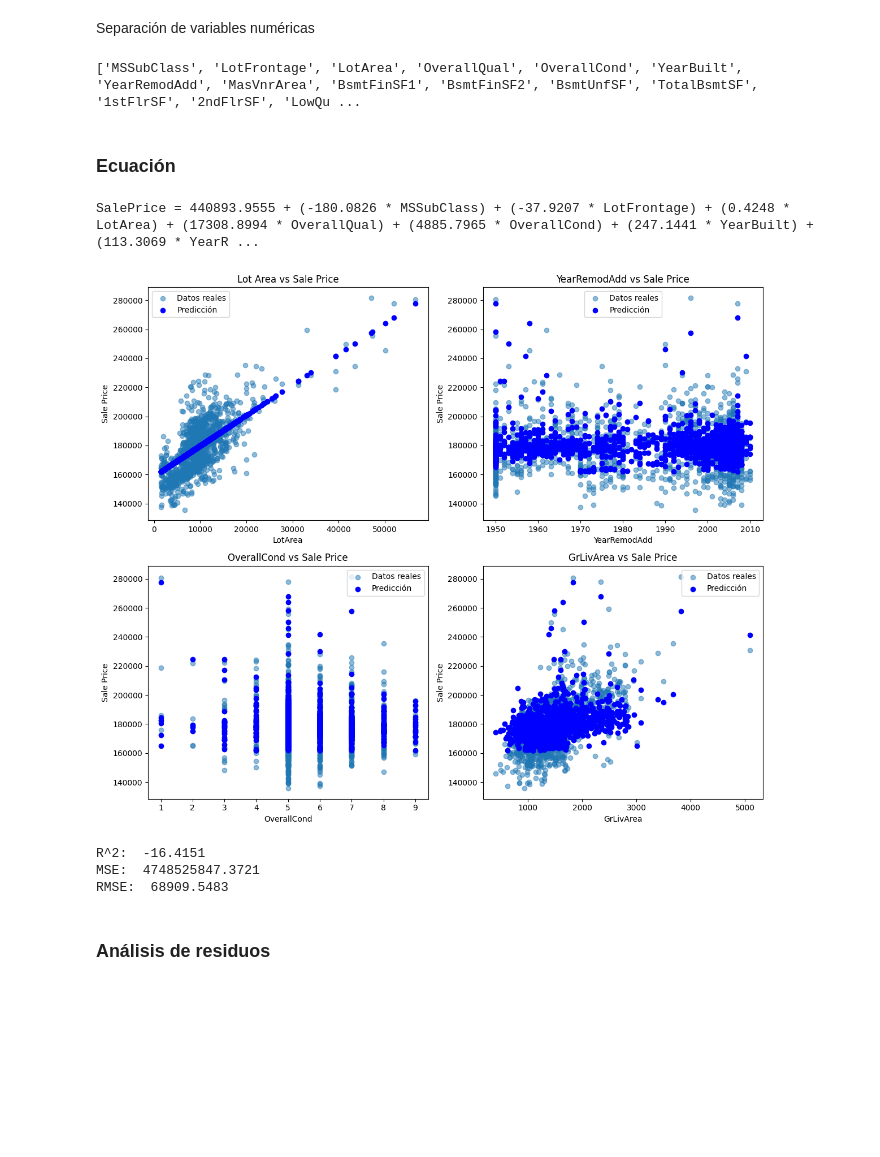
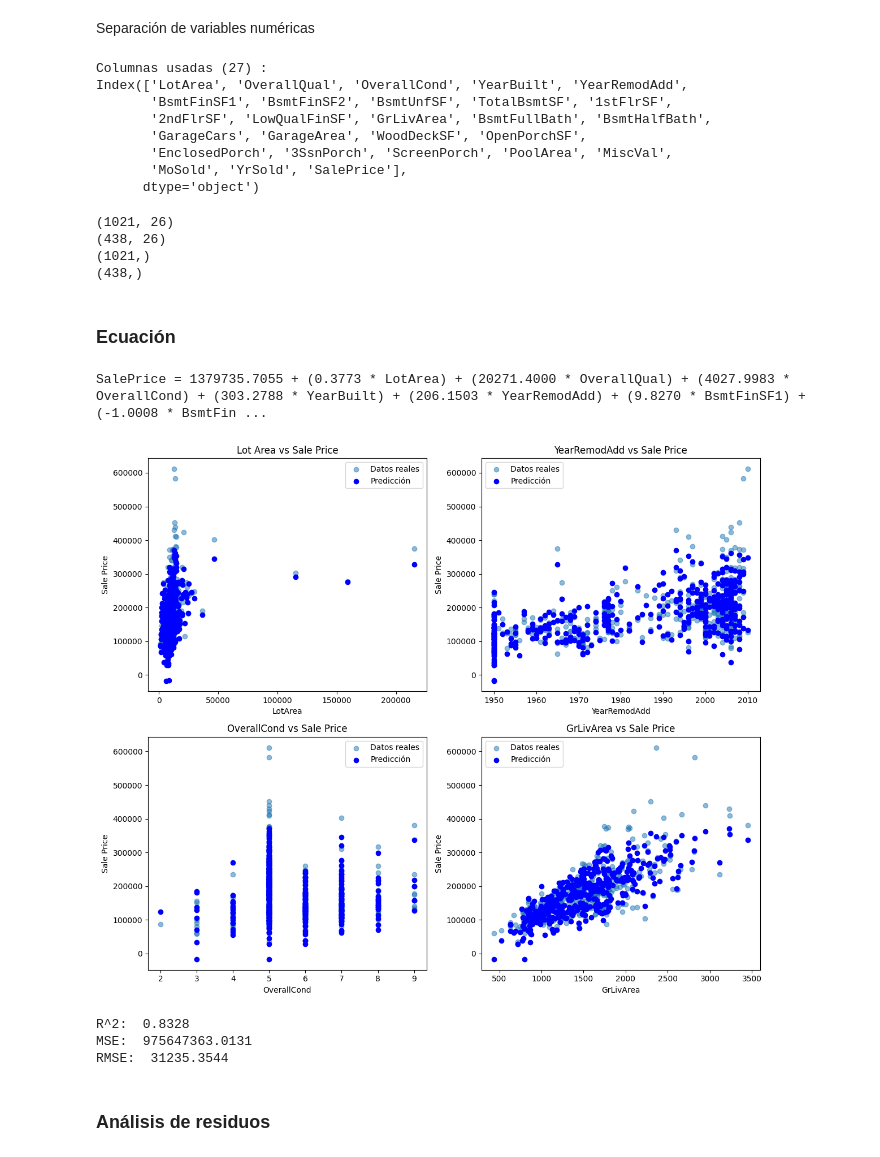
Before and after one commit to Fabiola-cc/InmoValor_SA, a Jupyter notebook: Regresion_lineal.ipynb, the cells around one changed output. Saved outputs shown, nothing was run; the diff lists cells and outputs as text; code cells hidden in the pictures; blank space fills up the shorter version.

Commit message:
fix: use only train data & separate it for multivariable regression

```diff
--- a/Regresion_lineal.ipynb
+++ b/Regresion_lineal.ipynb
@@ -129,12 +130,37 @@ test_data=pd.read_csv("test.csv", encoding="latin1")
 
 columnas_cuantitativas = train_data.select_dtypes(include=['float64', 'int64']).columns.tolist()
 
+#Quitar columnas 'categoricas'
 columnas_cuantitativas.remove("Id")
+columnas_cuantitativas.remove("MSSubClass")
+columnas_cuantitativas.remove("FullBath")
+columnas_cuantitativas.remove("HalfBath")
+columnas_cuantitativas.remove("BedroomAbvGr")
+columnas_cuantitativas.remove("KitchenAbvGr")
+columnas_cuantitativas.remove("TotRmsAbvGrd")
+columnas_cuantitativas.remove("Fireplaces")
+columnas_cuantitativas.remove("LotFrontage")
+columnas_cuantitativas.remove("MasVnrArea")
+columnas_cuantitativas.remove("GarageYrBlt")
+
 _train = train_data[columnas_cuantitativas]
 
-columnas_cuantitativas.remove("SalePrice")
+columnas_cuantitativas.remove("SalePrice") # no necesaria para test
 _test = test_data[columnas_cuantitativas]
 
-print(columnas_cuantitativas)
+# Eliminar columnas que contienen NaN
+_train = _train.dropna(axis=1)
+
+print("Columnas usadas (" + str(len(_train.columns)) + ") :\n"+ str(_train.columns))
+
+y = _train.pop("SalePrice")
+X = _train
 # %% [output]
-['MSSubClass', 'LotFrontage', 'LotArea', 'OverallQual', 'OverallCond', 'YearBuilt', 'YearRemodAdd', 'MasVnrArea', 'BsmtFinSF1', 'BsmtFinSF2', 'BsmtUnfSF', 'TotalBsmtSF', '1stFlrSF', '2ndFlrSF', 'LowQu ...
+Columnas usadas (27) :
+Index(['LotArea', 'OverallQual', 'OverallCond', 'YearBuilt', 'YearRemodAdd',
+       'BsmtFinSF1', 'BsmtFinSF2', 'BsmtUnfSF', 'TotalBsmtSF', '1stFlrSF',
+       '2ndFlrSF', 'LowQualFinSF', 'GrLivArea', 'BsmtFullBath', 'BsmtHalfBath',
+       'GarageCars', 'GarageArea', 'WoodDeckSF', 'OpenPorchSF',
+       'EnclosedPorch', '3SsnPorch', 'ScreenPorch', 'PoolArea', 'MiscVal',
+       'MoSold', 'YrSold', 'SalePrice'],
+      dtype='object')
@@ -159,21 +167,37 @@ for col in X_train.columns:
+# %%
+X_train, X_test,y_train, y_test = train_test_split(X, y,test_size=0.3,train_size=0.7)
+
+print(X_train.shape)
+print(X_test.shape)
+print(y_train.shape)
+print(y_test.shape)
+
+# Obtener los nombres de las variables independientes (columnas de X)
+variables = X_train.columns
+
+#Normalización de datos
+scaler = StandardScaler()  # Crear el escalador
+
+X_train_scaled = scaler.fit_transform(X_train)
+X_test_scaled = scaler.transform(X_test)
+# %% [output]
+(1021, 26)
+(438, 26)
+(1021,)
+(438,)
 # %%
 price = y_train.values.reshape(-1,1)
 price_t = y_test.values.reshape(-1,1)
-theRest = X_train.values
-theRest_t = X_test.values
 
 modelo1 = LinearRegression()
-modelo1.fit(theRest, price)
-y_pred_modelo1 = modelo1.predict(theRest_t)
+modelo1.fit(X_train, price)
+y_pred_modelo1 = modelo1.predict(X_test)
 # %% [markdown]
 ### Ecuación
 # %%
 # Obtener coeficientes e intercepto
 intercept = modelo1.intercept_[0]  # Intercepto
 coefs = modelo1.coef_[0]  # Lista de coeficientes
-
-# Obtener los nombres de las variables independientes (columnas de X)
-variables = X_train.columns
 
 # Construir la ecuación del modelo
 equation = f"SalePrice = {intercept:.4f}"
@@ -182,40 +206,40 @@ for var, coef in zip(variables, coefs):
 
 print(equation)
 # %% [output]
-SalePrice = 440893.9555 + (-180.0826 * MSSubClass) + (-37.9207 * LotFrontage) + (0.4248 * LotArea) + (17308.8994 * OverallQual) + (4885.7965 * OverallCond) + (247.1441 * YearBuilt) + (113.3069 * YearR ...
+SalePrice = 1379735.7055 + (0.3773 * LotArea) + (20271.4000 * OverallQual) + (4027.9983 * OverallCond) + (303.2788 * YearBuilt) + (206.1503 * YearRemodAdd) + (9.8270 * BsmtFinSF1) + (-1.0008 * BsmtFin ...
 # %%
 # Variables a graficar
 variables = ["LotArea", "YearRemodAdd", "OverallCond", "GrLivArea"]
 titles = ["Lot Area vs Sale Price", "YearRemodAdd vs Sale Price",
           "OverallCond vs Sale Price", "GrLivArea vs Sale Price"]
 
 fig, axes = plt.subplots(2, 2, figsize=(12, 10))  # 2 filas, 2 columnas
 axes = axes.ravel()  # Convierte la matriz de ejes en una lista
 
 for i, var in enumerate(variables):
     axes[i].scatter(X_test[var], price_t, label="Datos reales", alpha=0.5)
-    axes[i].scatter(X_test[var], price_pred, color="blue", label="Predicción")
+    axes[i].scatter(X_test[var], y_pred_modelo1, color="blue", label="Predicción")
     axes[i].set_xlabel(var)
     axes[i].set_ylabel("Sale Price")
     axes[i].set_title(titles[i])
     axes[i].legend()
 
 plt.tight_layout()  # Ajusta los gráficos para que no se superpongan
 plt.show()
 # %% [output]
-[figure, old version]
+[figure, new version]
 # %%
 # Regression metrics
 mse_modelo1=mean_squared_error(price_t, y_pred_modelo1)
-r2_modelo1=r2_score(price_t, y_pred_modelo1)
+r2_modelo1=r2_score(y_test, y_pred_modelo1)
 
 print('R^2: ', round(r2_modelo1,4))
 print('MSE: ', round(mse_modelo1,4))
 print('RMSE: ', round(np.sqrt(mse_modelo1),4))
 # %% [output]
-R^2:  -16.4151
-MSE:  4748525847.3721
-RMSE:  68909.5483
+R^2:  0.8328
+MSE:  975647363.0131
+RMSE:  31235.3544
 # %% [markdown]
 ### Análisis de residuos
 # %%
```
Also changed, not shown: parts of 5 cells of this notebook.
